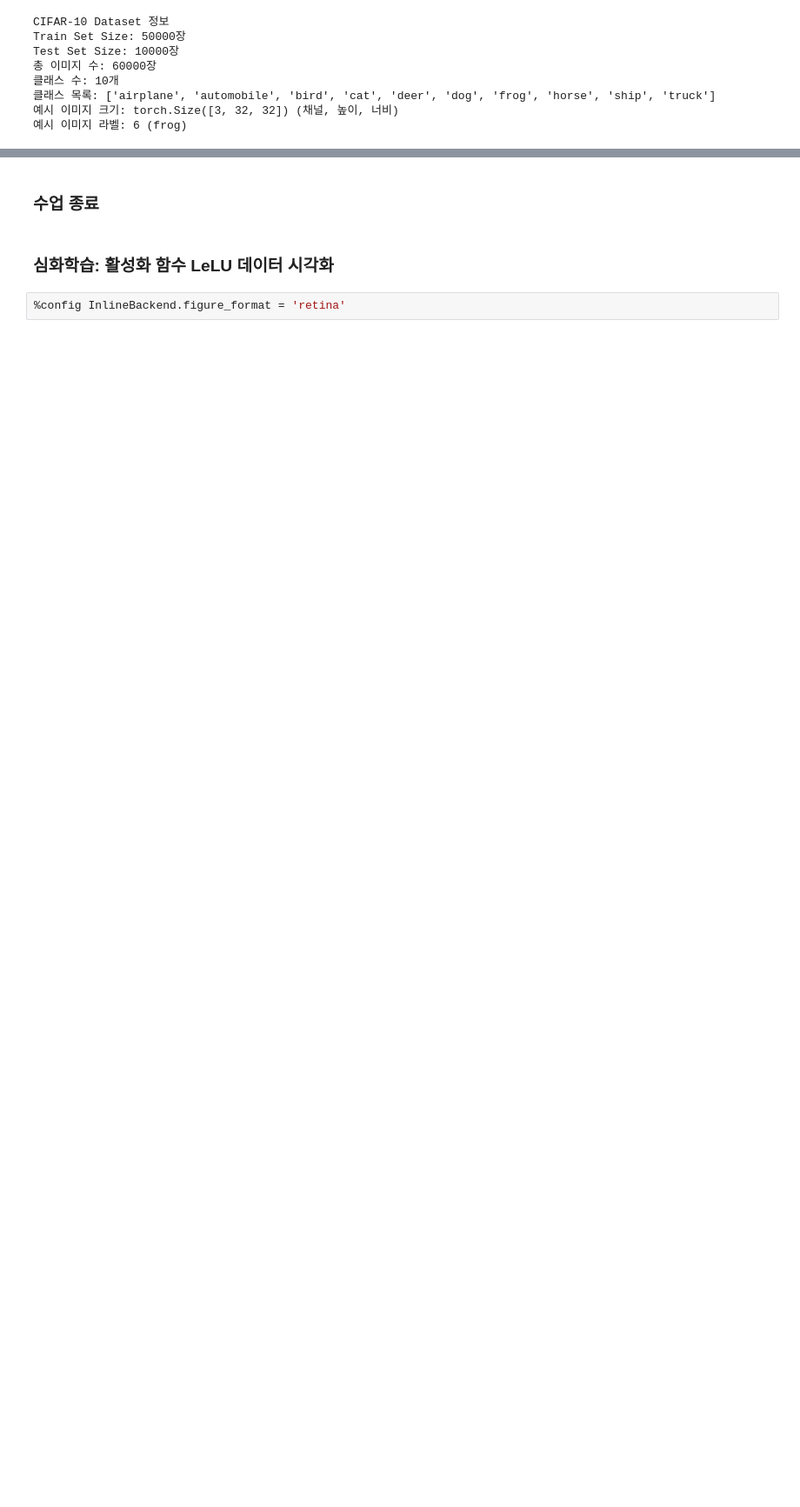
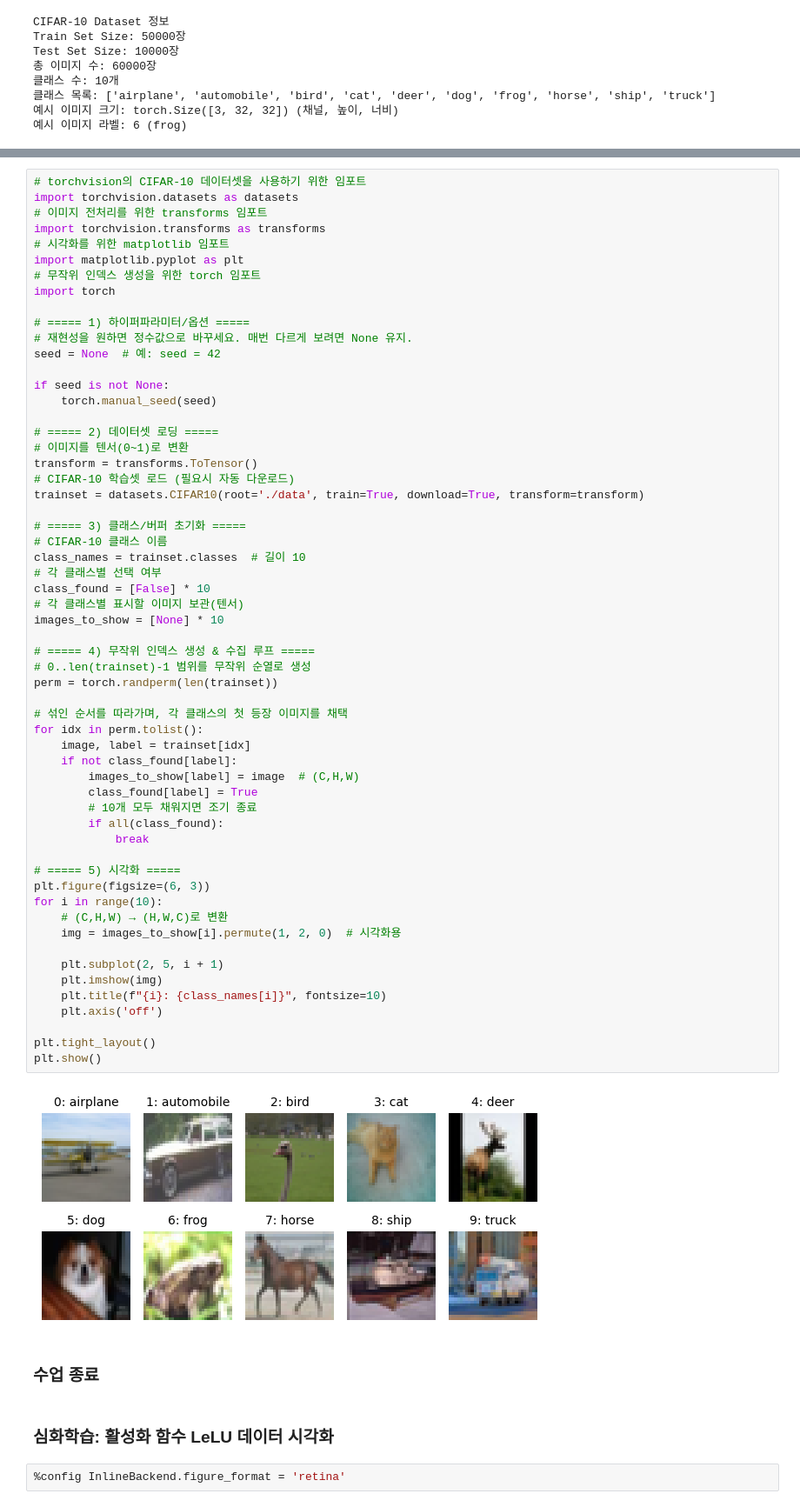
Before and after one commit to ai7dnn/PyTorch-DL, a Jupyter notebook: code/PT07.ipynb, the cells around one changed output, grey strips where cells are left out. Shown at 87% size. Cells and saved outputs as stored; diff of their text form; blank space fills up the shorter version.

```diff
--- a/code/PT07.ipynb
+++ b/code/PT07.ipynb
@@ -45,3 +87,63 @@ Test Set Size: 10000장
+# %%
+# torchvision의 CIFAR-10 데이터셋을 사용하기 위한 임포트
+import torchvision.datasets as datasets
+# 이미지 전처리를 위한 transforms 임포트
+import torchvision.transforms as transforms
+# 시각화를 위한 matplotlib 임포트
+import matplotlib.pyplot as plt
+# 무작위 인덱스 생성을 위한 torch 임포트
+import torch
+
+# ===== 1) 하이퍼파라미터/옵션 =====
+# 재현성을 원하면 정수값으로 바꾸세요. 매번 다르게 보려면 None 유지.
+seed = None  # 예: seed = 42
+
+if seed is not None:
+    torch.manual_seed(seed)
+
+# ===== 2) 데이터셋 로딩 =====
+# 이미지를 텐서(0~1)로 변환
+transform = transforms.ToTensor()
+# CIFAR-10 학습셋 로드 (필요시 자동 다운로드)
+trainset = datasets.CIFAR10(root='./data', train=True, download=True, transform=transform)
+
+# ===== 3) 클래스/버퍼 초기화 =====
+# CIFAR-10 클래스 이름
+class_names = trainset.classes  # 길이 10
+# 각 클래스별 선택 여부
+class_found = [False] * 10
+# 각 클래스별 표시할 이미지 보관(텐서)
+images_to_show = [None] * 10
+
+# ===== 4) 무작위 인덱스 생성 & 수집 루프 =====
+# 0..len(trainset)-1 범위를 무작위 순열로 생성
+perm = torch.randperm(len(trainset))
+
+# 섞인 순서를 따라가며, 각 클래스의 첫 등장 이미지를 채택
+for idx in perm.tolist():
+    image, label = trainset[idx]
+    if not class_found[label]:
+        images_to_show[label] = image  # (C,H,W)
+        class_found[label] = True
+        # 10개 모두 채워지면 조기 종료
+        if all(class_found):
+            break
+
+# ===== 5) 시각화 =====
+plt.figure(figsize=(6, 3))
+for i in range(10):
+    # (C,H,W) → (H,W,C)로 변환
+    img = images_to_show[i].permute(1, 2, 0)  # 시각화용
+
+    plt.subplot(2, 5, i + 1)
+    plt.imshow(img)
+    plt.title(f"{i}: {class_names[i]}", fontsize=10)
+    plt.axis('off')
+
+plt.tight_layout()
+plt.show()
+# %% [output]
+[figure, added]
 # %% [markdown]
 ### 수업 종료
 # %% [markdown]
```
Also changed, not shown: parts of 5 cells of this notebook.
